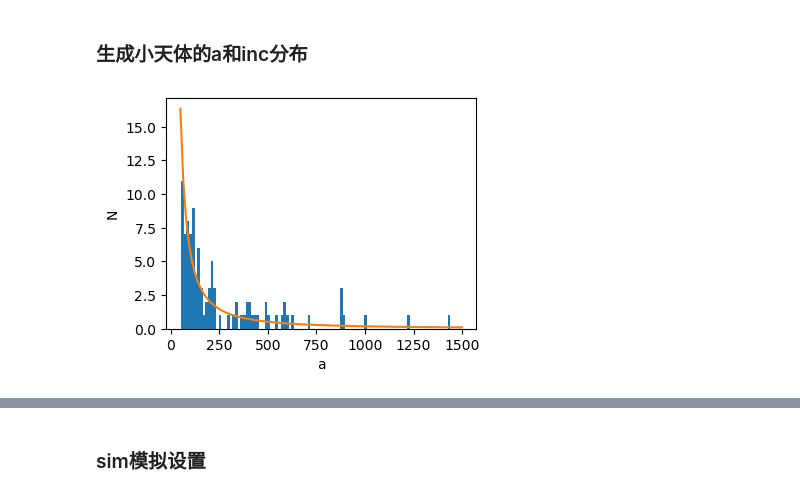
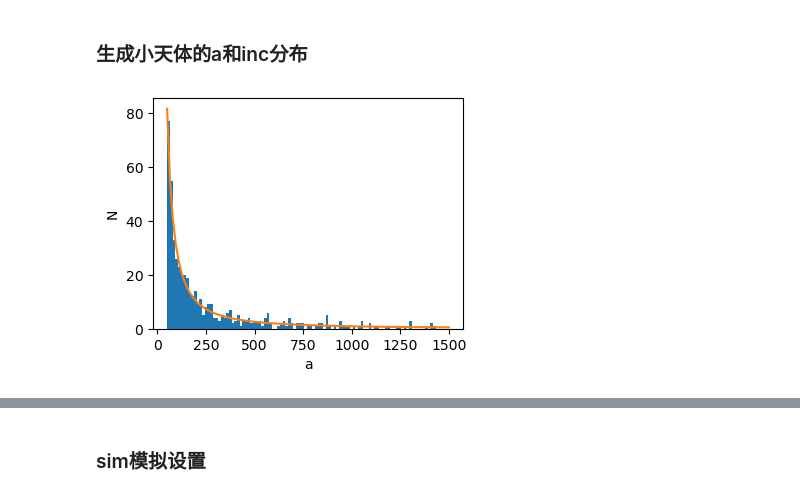
Before and after one commit to qingru-hu/Sedna, a Jupyter notebook: mine/flyby/flyby.ipynb, the cells around one changed output, grey strips where cells are left out. Drawn from its saved outputs; the diff is of its cells as text; code cells hidden in the pictures.

```diff
--- a/mine/flyby/flyby.ipynb
+++ b/mine/flyby/flyby.ipynb
@@ -11,7 +11,7 @@ from scipy.stats import norm
 
 plt.rcParams["figure.figsize"] = (4, 3)
 # %%
-N_testparticle = 100
+N_testparticle = 500
 # %% [markdown]
 - 怎么将小天体的轨道中心设置在太阳？在`sim.add`里面使用`primary=sim.particles['sun']`得到的结果不对劲。
 - 在确定flyby和黄道面的倾角之后，如何确定flyby近心点的位置？（不同的近心点位置甚至会有穿过黄道面1次和2次的区别）
@@ -20,23 +20,23 @@ N_testparticle = 100
 # %%
 # sample a
 a_pdf_func = lambda x:x**(-1.5)
 
 # np.random.seed(0)
-a_rand = np.random.rand(5000)*1450 + 50 # a in [50, 1500]
+a_rand = np.random.rand(10000)*1450 + 50 # a in [50, 1500]
 a_pdf = a_pdf_func(a_rand)
 a_pdf = a_pdf/a_pdf.sum()
 a = np.random.choice(a_rand, size=N_testparticle, replace=True, p=a_pdf)
 
 plt.hist(a, bins=100)
 x = np.linspace(50, 1500, 100)
 x_pdf = a_pdf_func(x)
 x_pdf = x_pdf/x_pdf.sum()
 plt.plot(x, x_pdf*N_testparticle)
 plt.ylabel("N")
 plt.xlabel("a")
 plt.show()
 # %% [output]
-[figure, old version]
+[figure, new version]
 # %%
 # sample i
 
```
Also changed, not shown: parts of 48 cells of this notebook, 2 other files.
